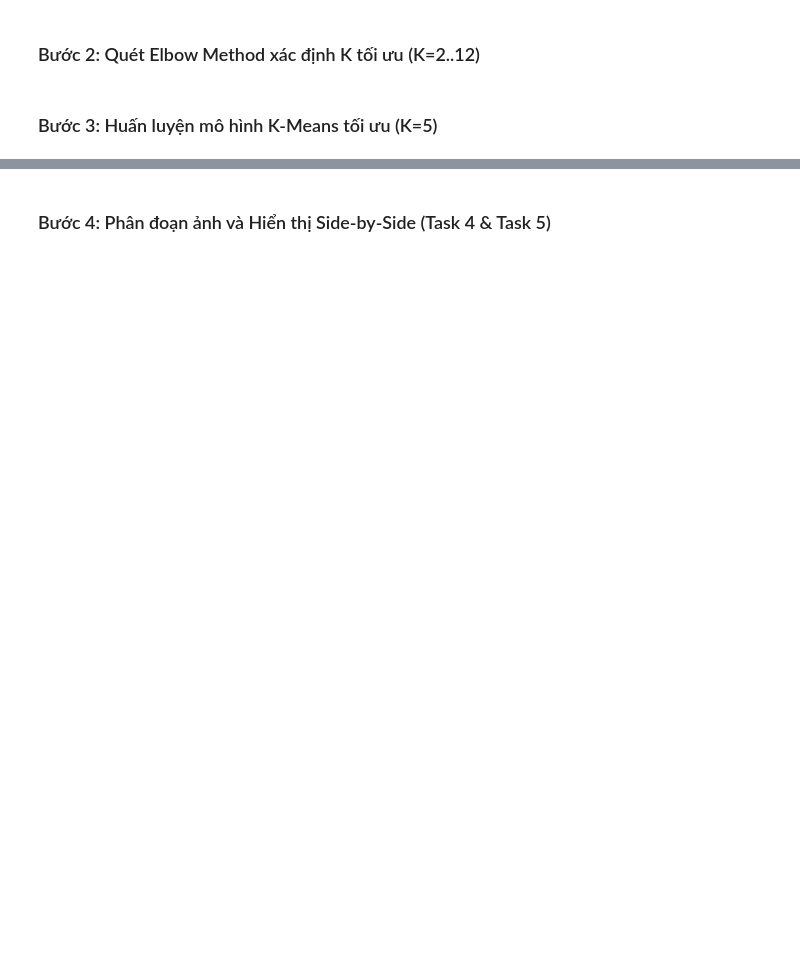
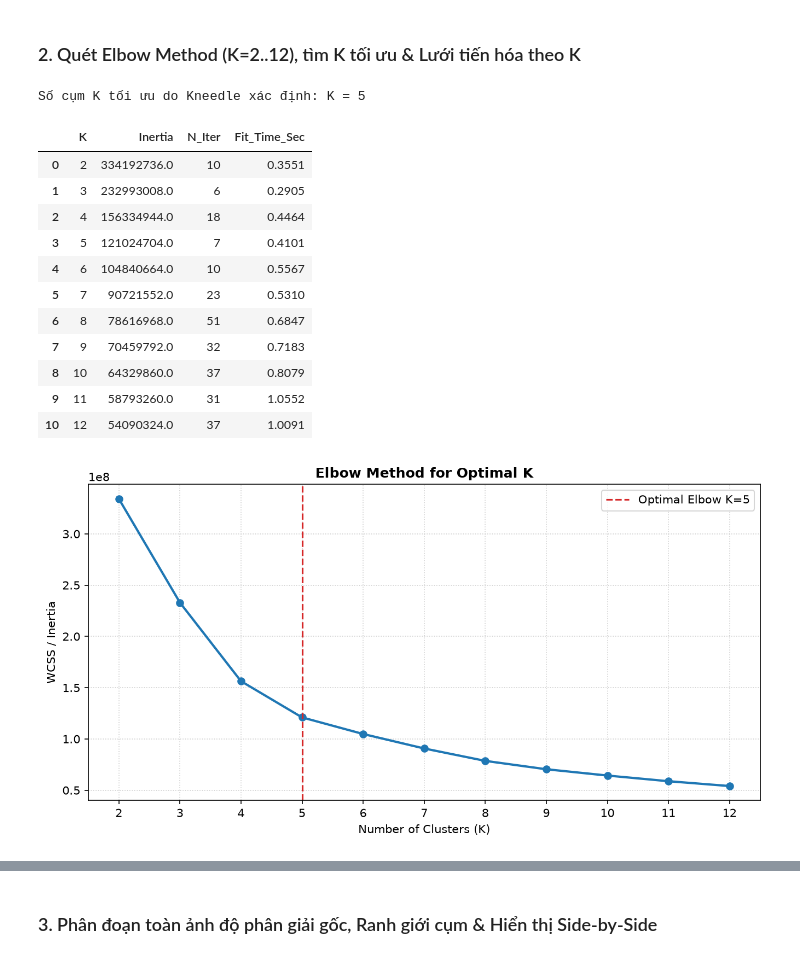
Before and after one commit to iamtien77/Lab_3.2_ADDITIONAL_K-MEANS_IMAGE_SEGMENTATION, a Jupyter notebook: notebooks/03_elbow_and_sklearn_segmentation.ipynb, the cells around one changed output, grey strips where cells are left out. Drawn from its saved outputs; the diff is of its cells as text; code cells hidden in the pictures; blank space fills up the shorter version.

```diff
--- a/notebooks/03_elbow_and_sklearn_segmentation.ipynb
+++ b/notebooks/03_elbow_and_sklearn_segmentation.ipynb
@@ -16,2 +45,2 @@ from src.evaluation.visualization import plot_elbow_curve, plot_side_by_side
 # %% [markdown]
-### Bước 2: Quét Elbow Method xác định K tối ưu (K=2..12)
+### 2. Quét Elbow Method (K=2..12), tìm K tối ưu & Lưới tiến hóa theo K
@@ -24,2 +46,0 @@ from src.evaluation.visualization import plot_elbow_curve, plot_side_by_side
-# %% [markdown]
-### Bước 3: Huấn luyện mô hình K-Means tối ưu (K=5)
@@ -28,0 +47,46 @@ from src.evaluation.visualization import plot_elbow_curve, plot_side_by_side
+# %%
+trainer = SklearnKMeansTrainer(random_state=RANDOM_SEED)
+df_elbow, optimal_k = trainer.search_elbow(pixel_matrix, k_range=K_SEARCH_RANGE)
+print(f"Số cụm K tối ưu do Kneedle xác định: K = {optimal_k}")
+display(df_elbow)
+
+fig, ax = plt.subplots(figsize=(9, 4.8))
+ax.plot(df_elbow['K'], df_elbow['Inertia'], marker='o', linewidth=2, color='#1f77b4')
+ax.axvline(x=optimal_k, color='#d62728', linestyle='--', label=f'Optimal Elbow K={optimal_k}')
+ax.set_title('Elbow Method for Optimal K', fontweight='bold')
+ax.set_xlabel('Number of Clusters (K)')
+ax.set_ylabel('WCSS / Inertia')
+ax.set_xticks(df_elbow['K'].to_numpy())
+ax.grid(True, linestyle=':', alpha=0.6)
+ax.legend()
+fig.tight_layout()
+show_figure(fig)
+
+final_model = trainer.fit_final_model(pixel_matrix, optimal_k=optimal_k, n_init=N_INIT, max_iter=MAX_ITER)
+segmenter = ImageSegmenter()
+k_candidates = sorted({2, 3, 4, optimal_k, 6, 8})
+fig_grid, axes_grid = plt.subplots(2, 3, figsize=(13, 8.8))
+for ax_g, k_val in zip(axes_grid.ravel(), k_candidates):
+    m_k = final_model if k_val == optimal_k else trainer.fit_final_model(pixel_matrix, optimal_k=k_val, n_init=5, max_iter=150)
+    seg_k = segmenter.reconstruct_segmented_image(m_k.labels_, m_k.cluster_centers_, target_shape=resized_shape)
+    ax_g.imshow(seg_k)
+    ax_g.set_title(f'K = {k_val} Clusters', fontweight='bold')
+    ax_g.axis('off')
+fig_grid.suptitle('K-Means Segmentation Evolution Across K', fontsize=13, fontweight='bold', y=0.98)
+fig_grid.tight_layout(rect=[0.0, 0.0, 1.0, 0.93])
+show_figure(fig_grid)
+# %% [output]
+Số cụm K tối ưu do Kneedle xác định: K = 5
+|  | K | Inertia | N_Iter | Fit_Time_Sec |
+| 0 | 2 | 334192736.0 | 10 | 0.3551 |
+| 1 | 3 | 232993008.0 | 6 | 0.2905 |
+| 2 | 4 | 156334944.0 | 18 | 0.4464 |
+| 3 | 5 | 121024704.0 | 7 | 0.4101 |
+| 4 | 6 | 104840664.0 | 10 | 0.5567 |
+| 5 | 7 | 90721552.0 | 23 | 0.5310 |
+| 6 | 8 | 78616968.0 | 51 | 0.6847 |
+| 7 | 9 | 70459792.0 | 32 | 0.7183 |
+| 8 | 10 | 64329860.0 | 37 | 0.8079 |
+| 9 | 11 | 58793260.0 | 31 | 1.0552 |
+| 10 | 12 | 54090324.0 | 37 | 1.0091 |
+[figure, added]
@@ -29,2 +94,2 @@ from src.evaluation.visualization import plot_elbow_curve, plot_side_by_side
 # %% [markdown]
-### Bước 4: Phân đoạn ảnh và Hiển thị Side-by-Side (Task 4 & Task 5)
+### 3. Phân đoạn toàn ảnh độ phân giải gốc, Ranh giới cụm & Hiển thị Side-by-Side
```
Also changed, not shown: parts of 13 cells of this notebook, 4 other files.
